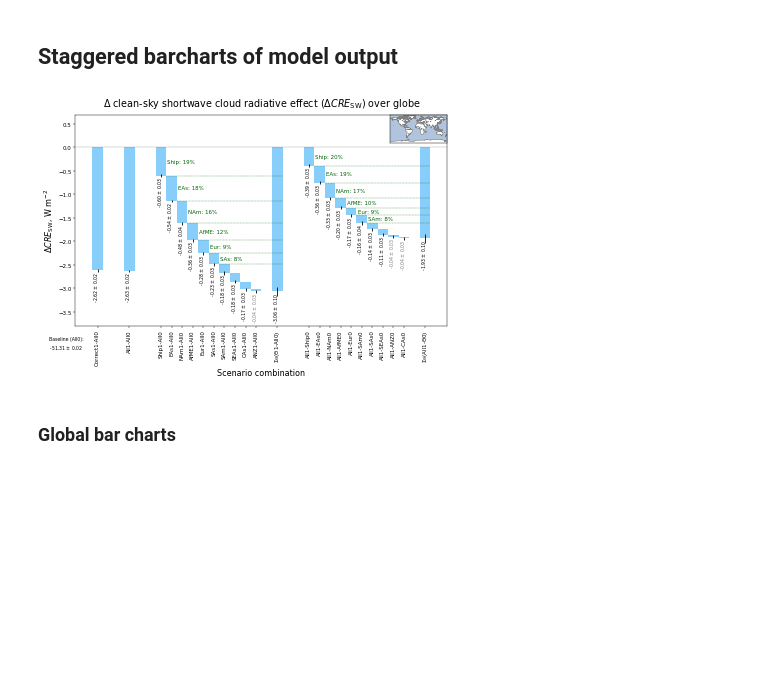
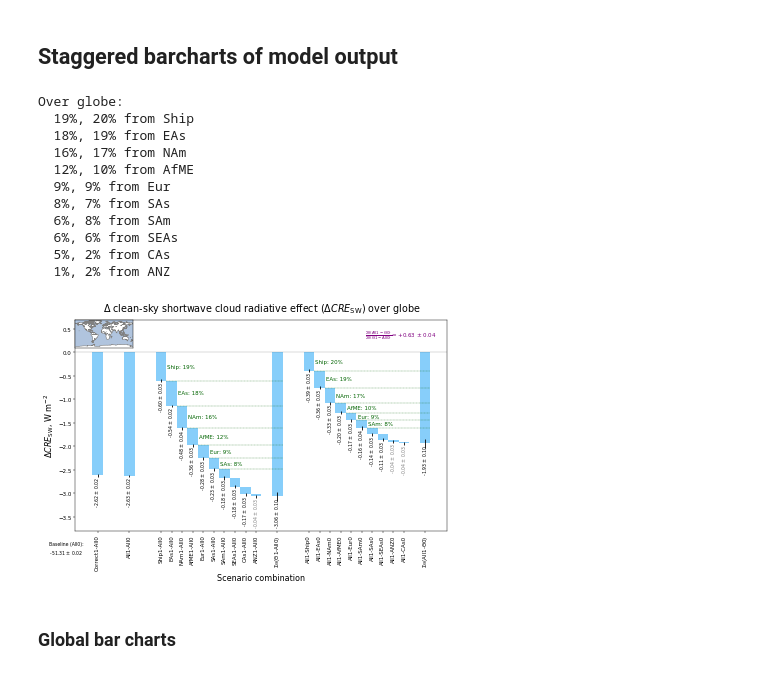
Before and after one commit to grandey/draft2017a-region-rfp, a Jupyter notebook: figures_draft2017a.ipynb, the cells around one changed output. Saved outputs shown, nothing was run; the diff lists cells and outputs as text; code cells hidden in the pictures; blank space fills up the shorter version.

```diff
--- a/figures_draft2017a.ipynb
+++ b/figures_draft2017a.ipynb
@@ -354,8 +354,8 @@ def emissions_staggered_barcharts(species='S', title='Sulphur emissions',
             horizontalalignment='center', verticalalignment='top')
     # Insert map
     if map_insert:
-        ax2 = plt.axes([0.78, 0.76, .12, .12], facecolor='lightsteelblue')
-        anchor = 'NE'
+        ax2 = plt.axes([0.125, 0.76, .12, .12], facecolor='lightsteelblue')
+        anchor = 'NW'
         lon_bounds = [lon0, lon0+360.]
         lat_bounds = [-90.0, 90.0]
         bm = Basemap(llcrnrlat=lat_bounds[0], urcrnrlat=lat_bounds[1],
@@ -367,6 +367,17 @@ def emissions_staggered_barcharts(species='S', title='Sulphur emissions',
     if file_prefix:
         fig.savefig('local/{}.pdf'.format(file_prefix), bbox_inches='tight', dpi=300)
         print('Written local/{}.pdf'.format(file_prefix))
+    # Print percentage contributions from all source regions
+    for s in order1:
+        source = s.split('-')[0][:-1]
+        perc1 = (bars_df.loc[s, 'global_diff'] /  # Theta1-All0 approach
+                 bars_df.loc[r'$\Sigma_{\Theta}$($\Theta$1-All0)',
+                             'global_diff'] * 100)
+        perc2 = (bars_df.loc['All1-{}0'.format(source),  # All1-Theta0 approach
+                             'global_diff'] /
+                 bars_df.loc[r'$\Sigma_{\Theta}$(All1-$\Theta$0)',
+                             'global_diff'] * 100)
+        print('{:.0f}%, {:.0f}% from {}'.format(perc1, perc2, source))
     return fig, ax
 
 # Example
@@ -743,7 +794,7 @@ def staggered_barcharts(variable='SWCF_d1', region='EAs',
                 color = '0.'  # black
             else:  # zero within confidence interval
                 color = '0.5'  # grey
-        ax.text(bars_df.loc[scenario, 'x']-0.5,
+        ax.text(bars_df.loc[scenario, 'x']-0.42,
                 bars_df.loc[scenario, ['bottom', 'mean_diff']].sum(), text,
                 rotation=90, verticalalignment=verticalalignment,
                 fontsize='small', color=color)
@@ -790,36 +841,73 @@ def staggered_barcharts(variable='SWCF_d1', region='EAs',
         all0_error = regional_df[(regional_df['scenario_name'] == 'All0') &
                                  (regional_df['variable'] == variable) &
                                  (regional_df['region'] == region)]['error']
         ax.text(-3, ylim[0], ('\n\nBaseline (All0):\n' +
                               text_format.replace('+', '').format(float(all0_mean),
                                                                   float(all0_error))),
                 fontsize='small',
                 horizontalalignment='center', verticalalignment='top')
+    # Annotate with ratio of ΣΘ(All1-Θ0) / ΣΘ(Θ1–All0)
+    mean1 = bars_df.loc[r'$\Sigma_{\Theta}$($\Theta$1-All0)', 'mean_diff']
+    error1 = bars_df.loc[r'$\Sigma_{\Theta}$($\Theta$1-All0)', 'combined_error']
+    mean2 = bars_df.loc[r'$\Sigma_{\Theta}$(All1-$\Theta$0)', 'mean_diff']
+    error2 = bars_df.loc[r'$\Sigma_{\Theta}$(All1-$\Theta$0)', 'combined_error']
+    ratio = mean2 / mean1
+    error = ratio * np.sqrt((error1/mean1)**2 +  # see Hogan's "How to combine errors"
+                            (error2/mean2)**2)
+    text = ('\n\n' +
+            r'$\frac{\Sigma_{\Theta}(\mathrm{All}1-\Theta0)}' +
+            '{\Sigma_{\Theta}(\Theta1-\mathrm{All}0)}=$' +
+            '{:+.2f} $\pm$ {:.2f}'.format(ratio, error))
+    ax.text(ax.get_xlim()[1]-1, ax.get_ylim()[1], text, color='purple',
+            horizontalalignment='right', verticalalignment='top')
     # Insert map
     if map_insert:
-        ax2 = plt.axes([0.78, 0.76, .12, .12], facecolor='lightsteelblue')
-        anchor = 'NE'
+        ax2 = plt.axes([0.125, 0.76, .12, .12], facecolor='lightsteelblue')
+        anchor = 'NW'
         if region == 'Globe':
             lon_bounds = [lon0, lon0+360.]
             lat_bounds = [-90.0, 90.0]
         else:
             lon_bounds, lat_bounds = region_bounds_dict[region]
         bm = Basemap(llcrnrlat=lat_bounds[0], urcrnrlat=lat_bounds[1],
                      llcrnrlon=lon_bounds[0], urcrnrlon=lon_bounds[1],
                      anchor=anchor)
         bm.drawcoastlines(color='0.5')
         bm.fillcontinents(color='white')
     # Save figure?
     if file_prefix:
         fig.savefig('local/{}.pdf'.format(file_prefix), bbox_inches='tight', dpi=300)
         print('Written local/{}.pdf'.format(file_prefix))
+    # Print percentage contributions from all source regions
+    print('Over {}:'.format(region_long_dict[region]))
+    for s in order1:
+        source = s.split('-')[0][:-1]
+        perc1 = (bars_df.loc[s, 'mean_diff'] /  # Theta1-All0 approach
+                 bars_df.loc[r'$\Sigma_{\Theta}$($\Theta$1-All0)',
+                             'mean_diff'] * 100)
+        perc2 = (bars_df.loc['All1-{}0'.format(source),  # All1-Theta0 approach
+                             'mean_diff'] /
+                 bars_df.loc[r'$\Sigma_{\Theta}$(All1-$\Theta$0)',
+                             'mean_diff'] * 100)
+        print('  {:.0f}%, {:.0f}% from {}'.format(perc1, perc2, source))
     return fig, ax
 
 # Example
 if True:
     staggered_barcharts(region='Globe', ylim=[-3.8, 0.7])
 # %% [output]
+Over globe:
+  19%, 20% from Ship
+  18%, 19% from EAs
+  16%, 17% from NAm
+  12%, 10% from AfME
+  9%, 9% from Eur
+  8%, 7% from SAs
+  6%, 8% from SAm
+  6%, 6% from SEAs
+  5%, 2% from CAs
+  1%, 2% from ANZ
-[figure, old version]
+[figure, new version]
 # %% [markdown]
 ### Global bar charts
 # %%
```
Also changed, not shown: parts of 20 cells of this notebook.
